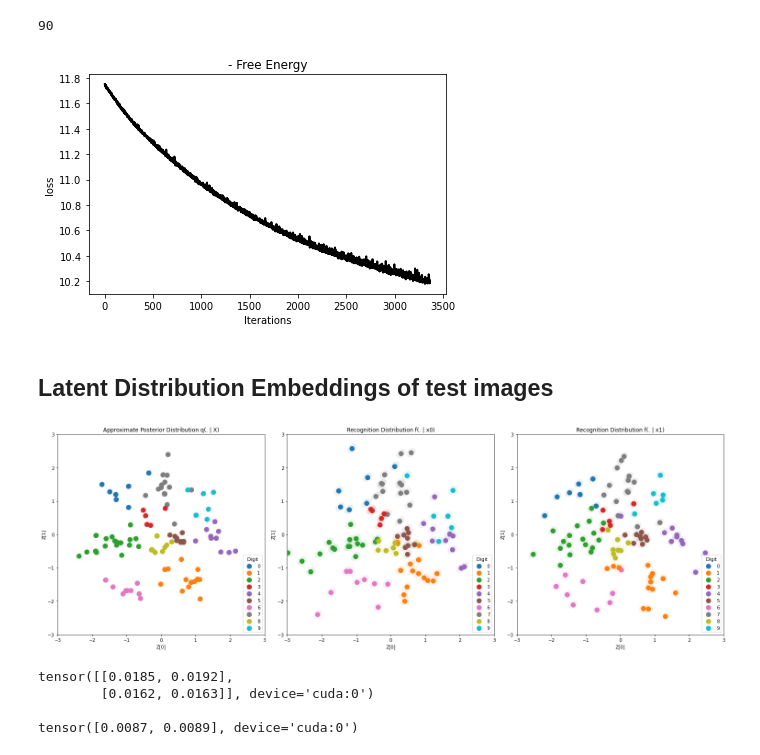
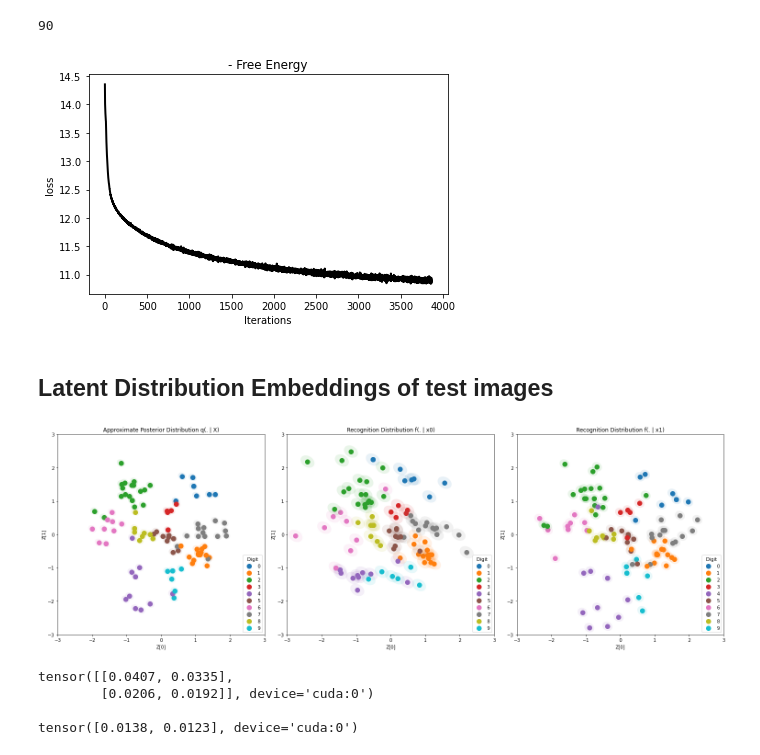
Before and after one commit to hugosou/cRPM, a Jupyter notebook: demo_peer_supervision_fast.ipynb, the cells around one changed output. Saved outputs shown, nothing was run; the diff lists cells and outputs as text; code cells hidden in the pictures.

```diff
--- a/demo_peer_supervision_fast.ipynb
+++ b/demo_peer_supervision_fast.ipynb
@@ -122,7 +121,7 @@ factors_params = {
     'kernel_pool': [[1, 2, 2], [1, 2, 2]],
     'dim_hidden': [[20, 20], [20, 20]],
     'nonlinearity': [F.relu, F.relu],
-    'optimizer': lambda params: torch.optim.Adam(params=params, lr=0.5e-3),
+    'optimizer': lambda params: torch.optim.RMSprop(params=params, lr=1e-3),
 }
 
 fit_params = {
@@ -171,9 +152,9 @@ print(90)
 # %% [output]
 90
 # %%
-plot_loss(rpm, offset=500)
+plot_loss(rpm, offset=0)
 # %% [output]
-[figure, old version]
+[figure, new version]
 # %% [markdown]
 ## Latent Distribution Embeddings of test images
 # %%
@@ -242,7 +223,7 @@ for J in range(-1, rpm.num_factors):
             plt.ylim([-xmaxmin, xmaxmin])
             plt.tight_layout()
 # %% [output]
-[figure, old version]
+[figure, new version]
 # %%
 from flexible_multivariate_normal import FlexibleMultivariateNormal
 
@@ -257,7 +238,7 @@ print(fvar[:, 0].diagonal(dim1=-1, dim2= -2))
 print('')
 print(qvar[0].diagonal(dim1=-1, dim2= -2))
 # %% [output]
-tensor([[0.0185, 0.0192],
-        [0.0162, 0.0163]], device='cuda:0')
+tensor([[0.0407, 0.0335],
+        [0.0206, 0.0192]], device='cuda:0')
 
-tensor([0.0087, 0.0089], device='cuda:0')
+tensor([0.0138, 0.0123], device='cuda:0')
```
Also changed, not shown: parts of 2 cells of this notebook, 2 other files.
